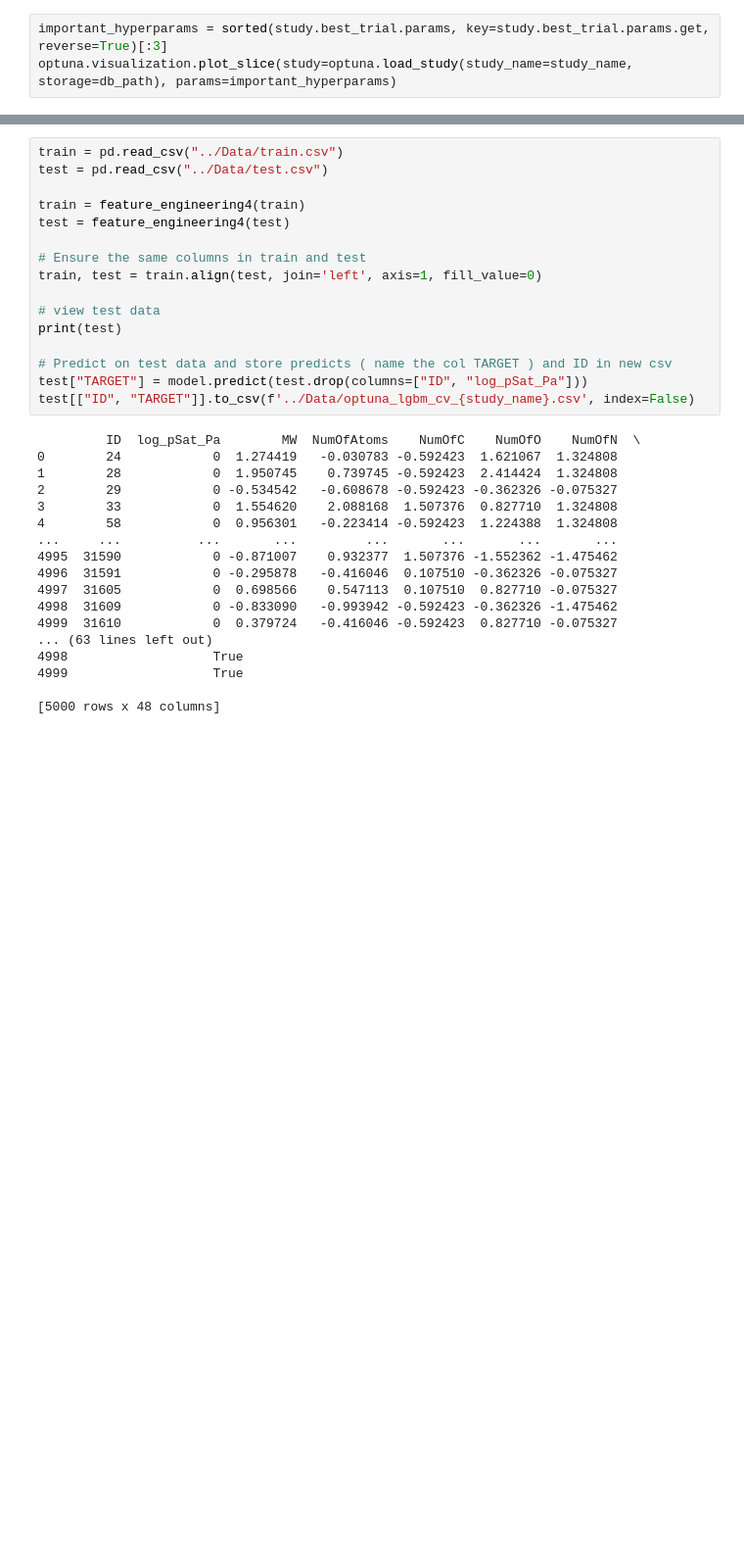
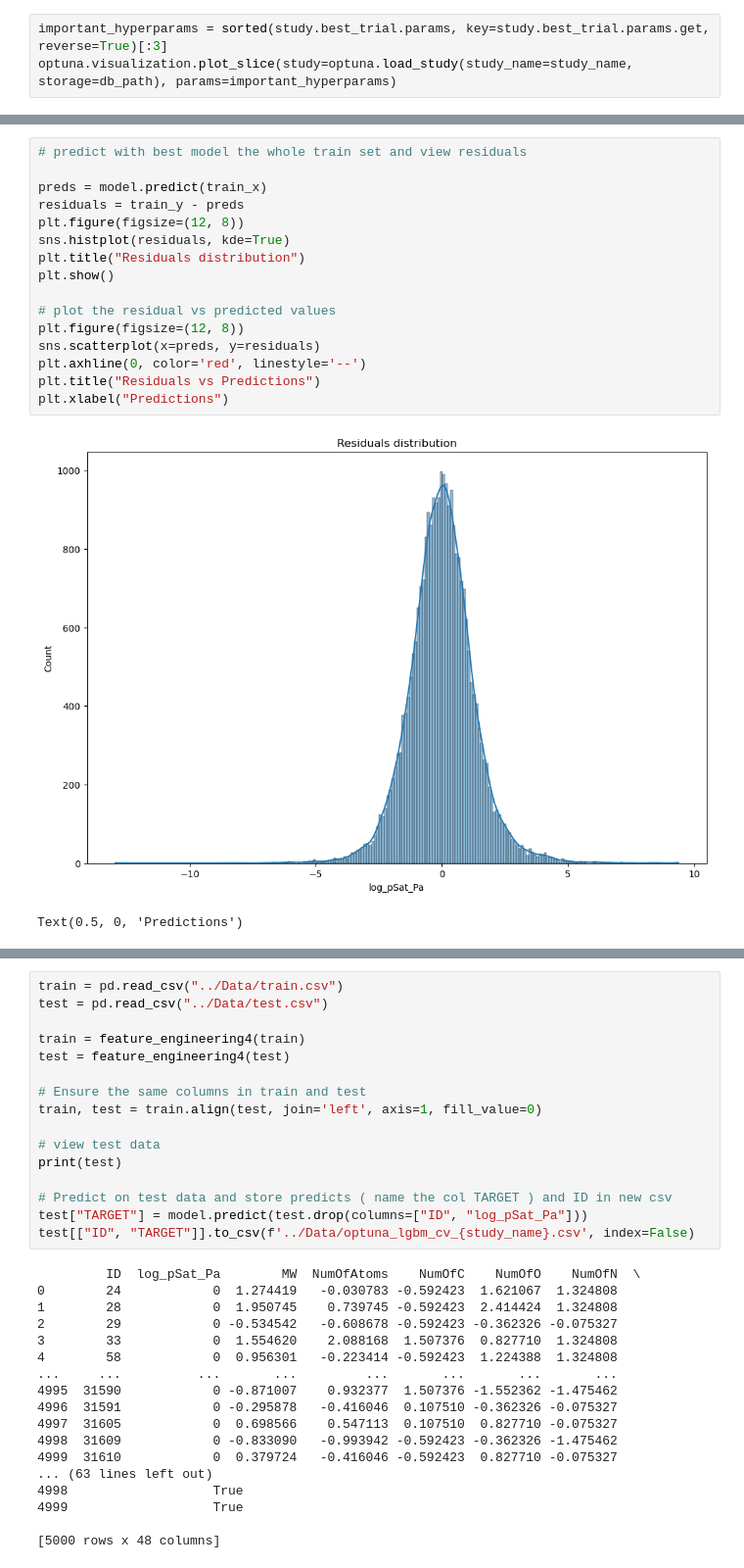
Before and after one commit to JuusoSaavalainen/Predicting-Saturation-Vapour-Pressure-IML24, a Jupyter notebook: notebooks/Optuna.ipynb, the cells around one changed output, grey strips where cells are left out. Shown at 98% size. Saved outputs shown, nothing was run; the diff lists cells and outputs as text; blank space fills up the shorter version.

```diff
--- a/notebooks/Optuna.ipynb
+++ b/notebooks/Optuna.ipynb
@@ -323,0 +451,19 @@ KeyError: "['ID', 'parentspecies'] not found in axis"
+# %%
+# predict with best model the whole train set and view residuals
+
+preds = model.predict(train_x)
+residuals = train_y - preds
+plt.figure(figsize=(12, 8))
+sns.histplot(residuals, kde=True)
+plt.title("Residuals distribution")
+plt.show()
+
+# plot the residual vs predicted values
+plt.figure(figsize=(12, 8))
+sns.scatterplot(x=preds, y=residuals)
+plt.axhline(0, color='red', linestyle='--')
+plt.title("Residuals vs Predictions")
+plt.xlabel("Predictions")
+# %% [output]
+[figure, added]
+Text(0.5, 0, 'Predictions')
```
Also changed, not shown: parts of 11 cells of this notebook, 1 other file.
